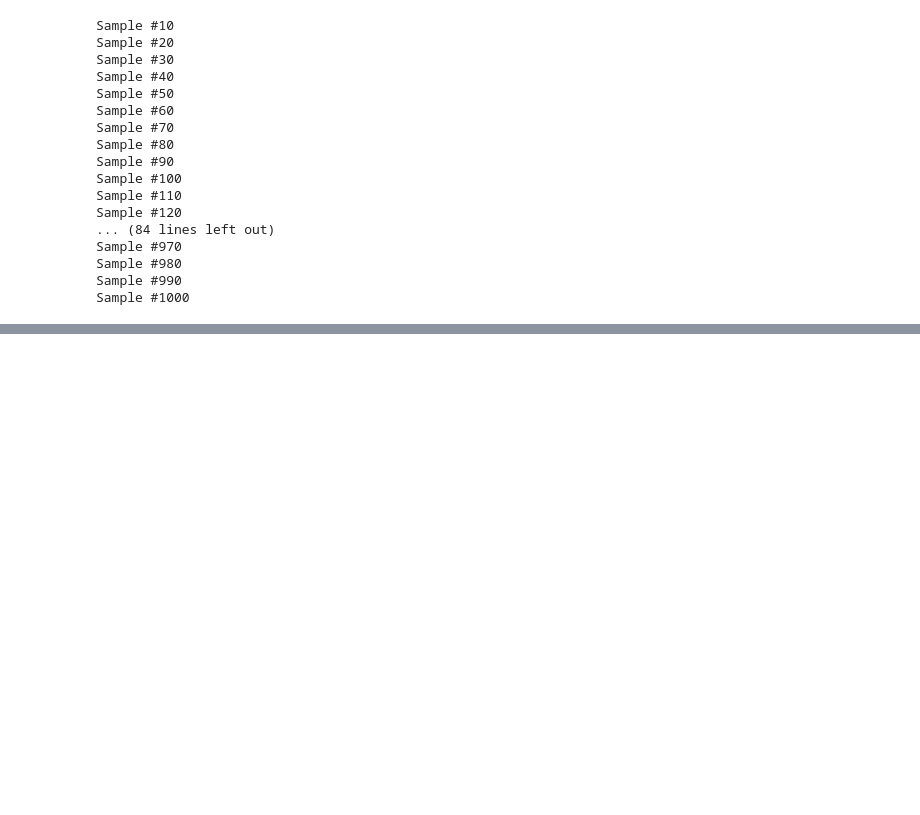
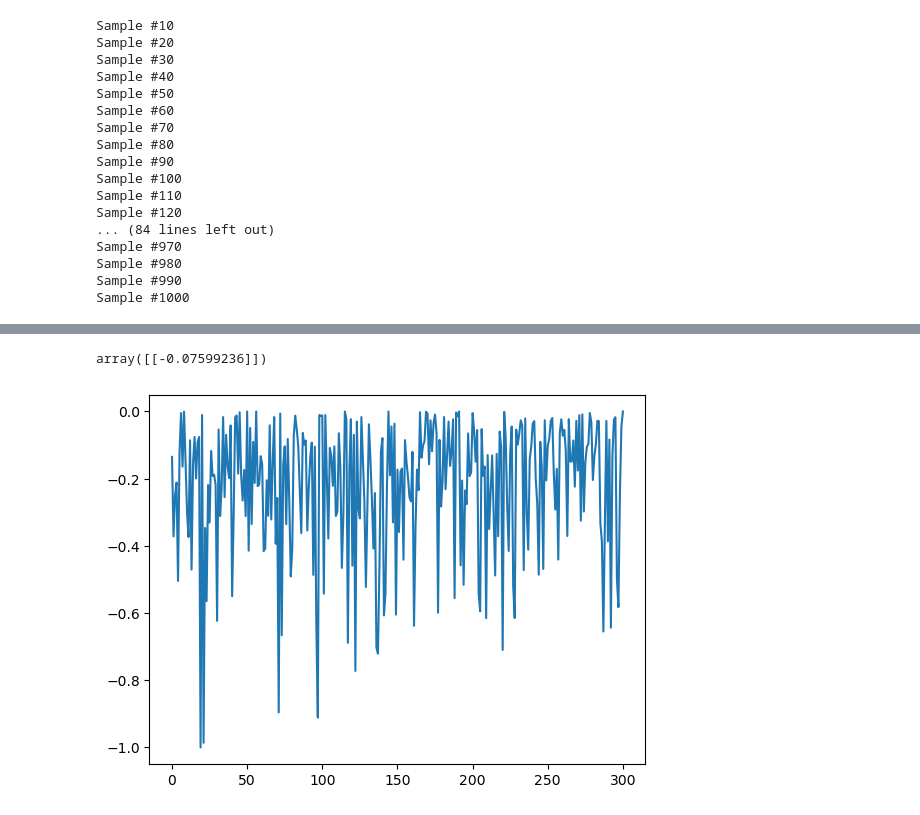
Before and after one commit to Shreyas911/XAIRT, a Jupyter notebook: LRP_examples/1D Mountain glacier.ipynb, the cells around one changed output, grey strips where cells are left out. Saved outputs shown, nothing was run; the diff lists cells and outputs as text; code cells hidden in the pictures; blank space fills up the shorter version.

Commit message:
XAIR compatible with iNNvestigate, see new function at the end.

```diff
--- a/LRP_examples/1D Mountain glacier.ipynb
+++ b/LRP_examples/1D Mountain glacier.ipynb
@@ -273,7 +265,7 @@ def regression_letzgus(model, input_, y_ref, step_width=0.00005, max_it=10e4, me
 
             while y <= y_ref:
 
-                a_ref = np.maximum(np.zeros(a.shape),a_ref+update)
+                a_ref = np.maximum(np.zeros(a_ref.shape),a_ref+update)
                 y = np.dot(model.layers[-1].get_weights()[0][:,0], a_ref[:,0])
                 counter +=1
                 print(f'iteration {counter} - y: {y}', end='\r')
@@ -406,0 +438,31 @@ iteration 94 - y: 0.05005603416829237
+# %%
+index = 0
+y = best_model.predict(M_samples[np.newaxis, index])
+y_ref = y * 2.0
+
+model_reg = keras.Model(inputs=inputs, outputs=x)
+model_reg.load_weights(mod_h5)
+model_reg.compile(loss='mse', optimizer='adam',metrics=['mae'])
+a_ref = regression_letzgus(model_reg, M_samples[np.newaxis, 0], y_ref)
+
+model1, model2, model3 = triplicated_model_LRP_compatible(best_model, a_ref)
+y1 = model1.predict(M_samples[np.newaxis, index])
+y2 = model1.predict(M_samples[np.newaxis, index])
+y3 = model1.predict(M_samples[np.newaxis, index])
+
+analyzer_gradient1 = innvestigate.create_analyzer("lrp.alpha_1_beta_0", model1)
+analyzer_gradient2 = innvestigate.create_analyzer("lrp.alpha_1_beta_0", model2)
+analyzer_gradient3 = innvestigate.create_analyzer("lrp.alpha_1_beta_0", model3)
+a1 = np.zeros((samples, nx+1), dtype = np.float64)
+a2 = np.zeros((samples, nx+1), dtype = np.float64)
+a3 = np.zeros((samples, nx+1), dtype = np.float64)
+a  = np.zeros((samples, nx+1), dtype = np.float64)
+
+for sample in range(samples):
+    a1[sample] = analyzer_gradient1.analyze(M_samples[sample][np.newaxis,:])
+    a2[sample] = analyzer_gradient2.analyze(M_samples[sample][np.newaxis,:])
+    a3[sample] = analyzer_gradient3.analyze(M_samples[sample][np.newaxis,:])
+    a[sample]  = a1[sample] + a2[sample] + a3[sample]
+    a[sample]  = a[sample] / np.max(np.abs(a[sample]))
+
+y, y_ref, y-(y1+y2+y3)
@@ -406,0 +494,9 @@ iteration 94 - y: 0.05005603416829237
+# %%
+#### Notice how sign of H_samples[index]-y_ref matters
+
+index = 0
+plt.plot(a[index])
+H_samples[index]-y_ref
+# %% [output]
+array([[-0.07599236]])
+[figure, added]
```
Also changed, not shown: parts of 18 cells of this notebook.
